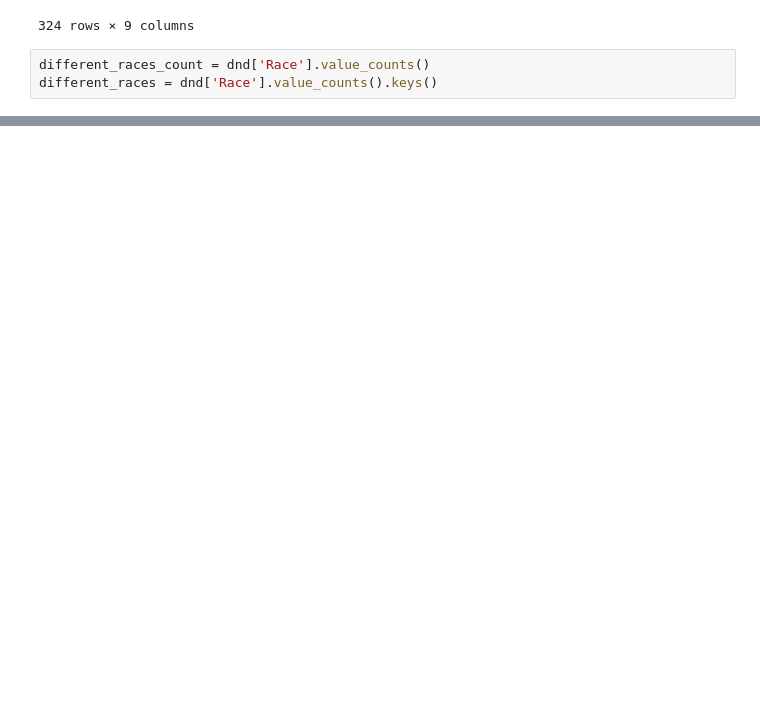
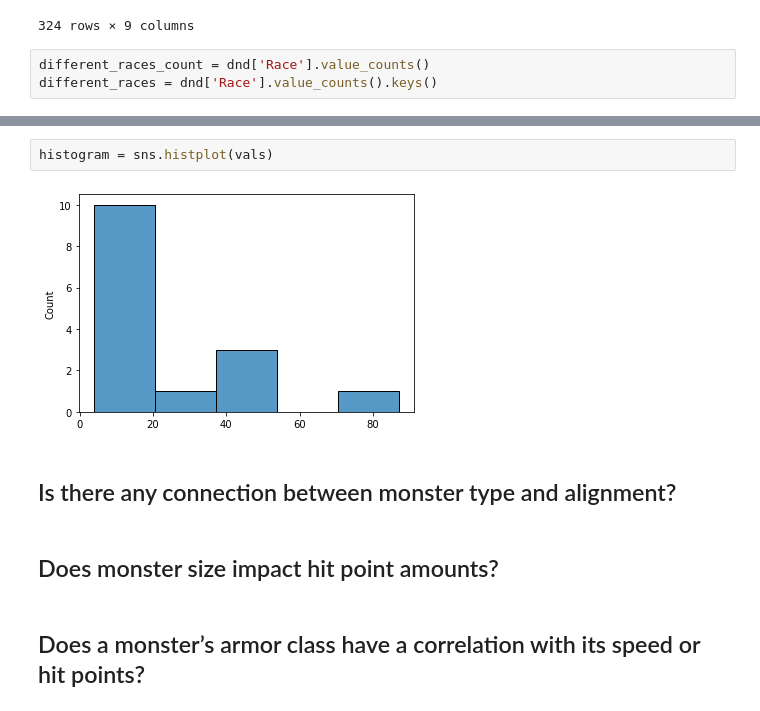
Before and after one commit to dmm4613/dnd-eda, a Jupyter notebook: dnd-eda.ipynb, the cells around one changed output, grey strips where cells are left out. Cells and saved outputs as stored; diff of their text form; blank space fills up the shorter version.

```diff
--- a/dnd-eda.ipynb
+++ b/dnd-eda.ipynb
@@ -131,0 +161,10 @@ Even if we combined all of the humanoid variants, the number of Beasts surpasses
+# %%
+histogram = sns.histplot(vals)
+# %% [output]
+[figure, added]
+# %% [markdown]
+## Is there any connection between monster type and alignment?
+# %% [markdown]
+## Does monster size impact hit point amounts?
+# %% [markdown]
+## Does a monster’s armor class have a correlation with its speed or hit points?
```
Also changed, not shown: parts of 7 cells of this notebook, 1 other file.
